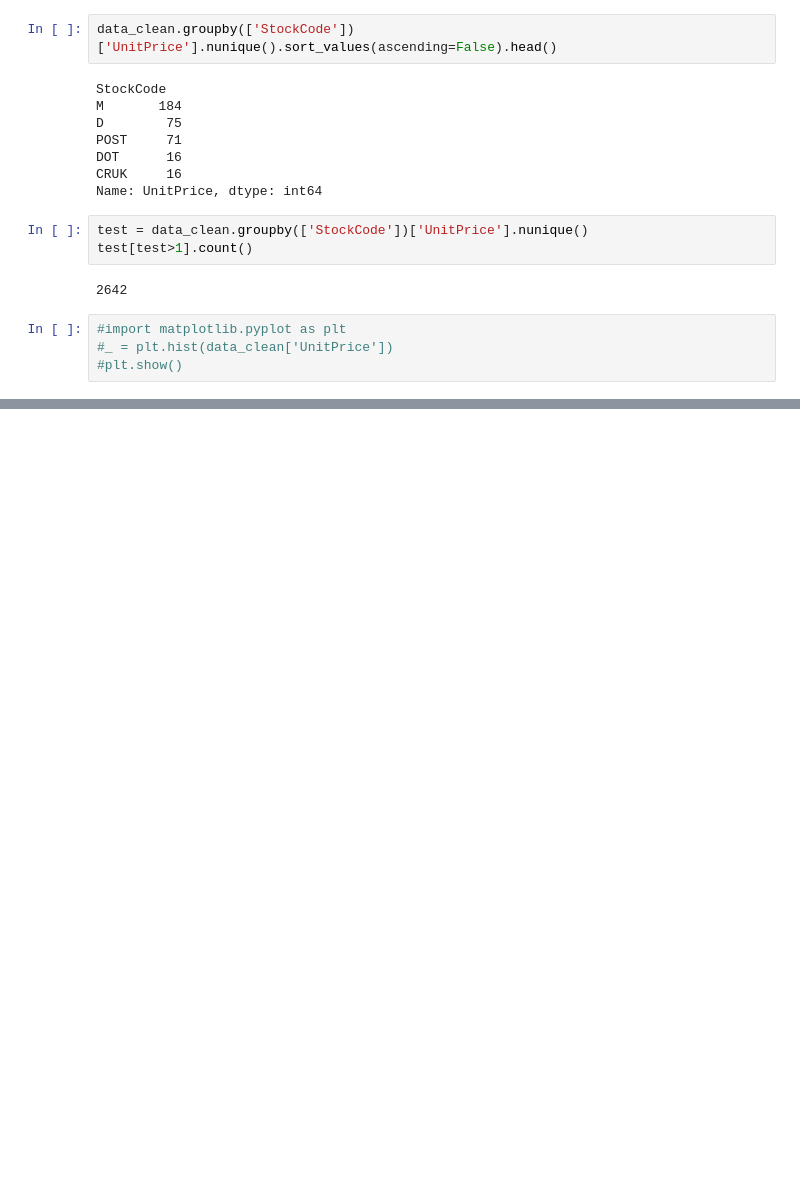
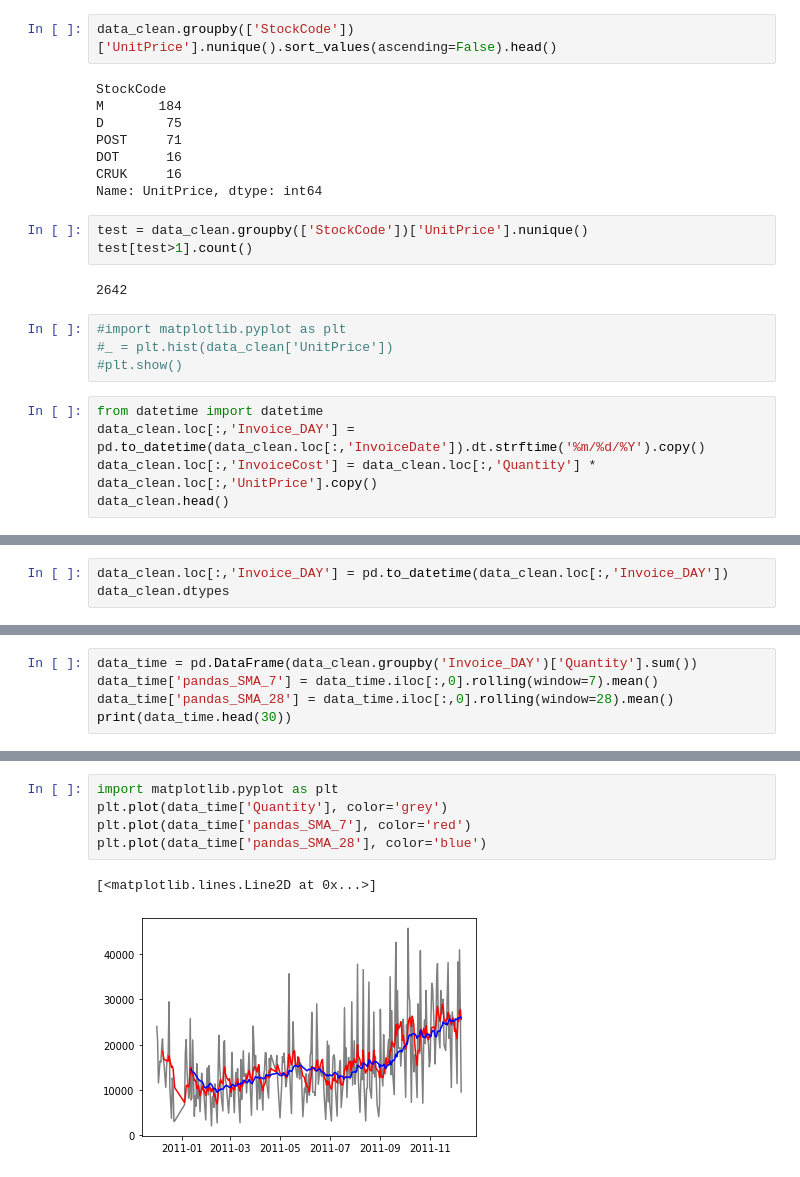
Before and after one commit to lotus17/springboard, a Jupyter notebook: Capstone1 data explore.ipynb, the cells around one changed output, grey strips where cells are left out. Drawn from its saved outputs; the diff is of its cells as text; blank space fills up the shorter version.

Commit message:
Final DataSet for Analysis

```diff
--- a/Capstone1 data explore.ipynb
+++ b/Capstone1 data explore.ipynb
@@ -76,3 +81,8 @@ test[test>1].count()
 #import matplotlib.pyplot as plt
 #_ = plt.hist(data_clean['UnitPrice'])
 #plt.show()
+# %%
+from datetime import datetime
+data_clean.loc[:,'Invoice_DAY'] = pd.to_datetime(data_clean.loc[:,'InvoiceDate']).dt.strftime('%m/%d/%Y').copy()
+data_clean.loc[:,'InvoiceCost'] = data_clean.loc[:,'Quantity'] * data_clean.loc[:,'UnitPrice'].copy()
+data_clean.head()
@@ -78,0 +96,3 @@ test[test>1].count()
+# %%
+data_clean.loc[:,'Invoice_DAY'] = pd.to_datetime(data_clean.loc[:,'Invoice_DAY'])
+data_clean.dtypes
@@ -78,0 +111,5 @@ test[test>1].count()
+# %%
+data_time = pd.DataFrame(data_clean.groupby('Invoice_DAY')['Quantity'].sum())
+data_time['pandas_SMA_7'] = data_time.iloc[:,0].rolling(window=7).mean()
+data_time['pandas_SMA_28'] = data_time.iloc[:,0].rolling(window=28).mean()
+print(data_time.head(30))
@@ -79 +134,9 @@ test[test>1].count()
+# %%
+import matplotlib.pyplot as plt
+plt.plot(data_time['Quantity'], color='grey')
+plt.plot(data_time['pandas_SMA_7'], color='red')
+plt.plot(data_time['pandas_SMA_28'], color='blue')
+# %% [output]
+[<matplotlib.lines.Line2D at 0x...>]
+[figure, added]
 # %%
```
Also changed, not shown: parts of 16 cells of this notebook.
